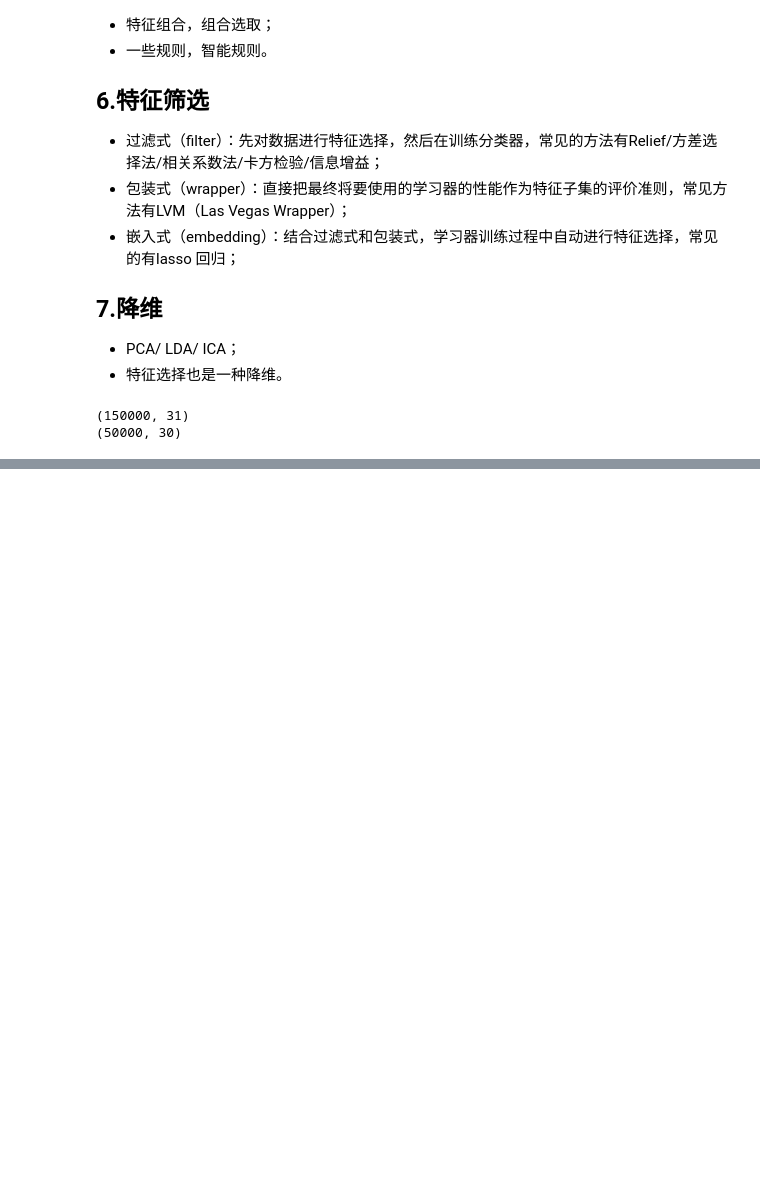
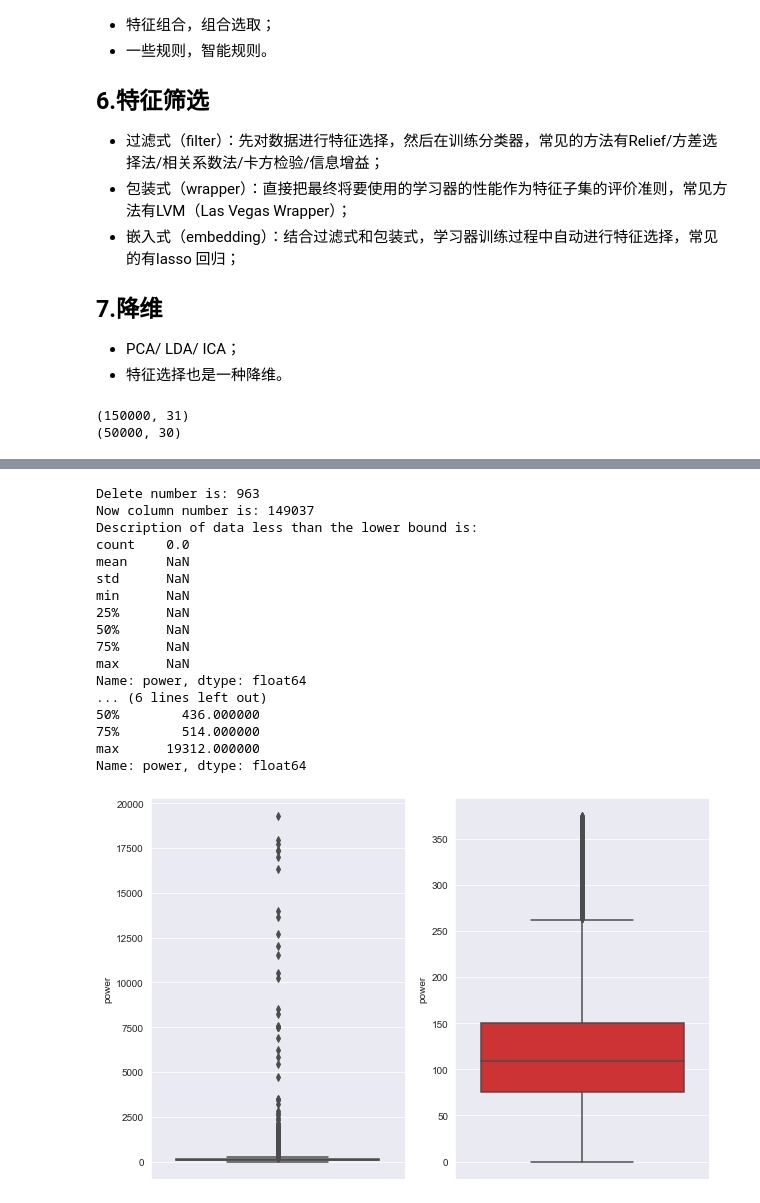
Before and after one commit to SihanWang-WHU/cars_deal_price_prediction, a Jupyter notebook: feature_analysis.ipynb, the cells around one changed output, grey strips where cells are left out. Cells and saved outputs as stored; diff of their text form; code cells hidden in the pictures; blank space fills up the shorter version.

```diff
--- a/feature_analysis.ipynb
+++ b/feature_analysis.ipynb
@@ -61,0 +72,67 @@ print(test.shape)
+# %%
+# 这里我包装了一个异常值处理的代码，可以随便调用。
+def outliers_proc(data, col_name, scale=3):
+    """
+    用于清洗异常值，默认用 box_plot（scale=3）进行清洗
+    :param data: 接收 pandas 数据格式
+    :param col_name: pandas 列名
+    :param scale: 尺度
+    :return:
+    """
+
+    def box_plot_outliers(data_ser, box_scale):
+        """
+        利用箱线图去除异常值
+        :param data_ser: 接收 pandas.Series 数据格式
+        :param box_scale: 箱线图尺度，
+        :return:
+        """
+        iqr = box_scale * (data_ser.quantile(0.75) - data_ser.quantile(0.25))
+        val_low = data_ser.quantile(0.25) - iqr
+        val_up = data_ser.quantile(0.75) + iqr
+        rule_low = (data_ser < val_low)
+        rule_up = (data_ser > val_up)
+        return (rule_low, rule_up), (val_low, val_up)
+
+    data_n = data.copy()
+    data_series = data_n[col_name]
+    rule, value = box_plot_outliers(data_series, box_scale=scale)
+    index = np.arange(data_series.shape[0])[rule[0] | rule[1]]
+    print("Delete number is: {}".format(len(index)))
+    data_n = data_n.drop(index)
+    data_n.reset_index(drop=True, inplace=True)
+    print("Now column number is: {}".format(data_n.shape[0]))
+    index_low = np.arange(data_series.shape[0])[rule[0]]
+    outliers = data_series.iloc[index_low]
+    print("Description of data less than the lower bound is:")
+    print(pd.Series(outliers).describe())
+    index_up = np.arange(data_series.shape[0])[rule[1]]
+    outliers = data_series.iloc[index_up]
+    print("Description of data larger than the upper bound is:")
+    print(pd.Series(outliers).describe())
+
+    fig, ax = plt.subplots(1, 2, figsize=(10, 7))
+    sns.boxplot(y=data[col_name], data=data, palette="Set1", ax=ax[0])
+    sns.boxplot(y=data_n[col_name], data=data_n, palette="Set1", ax=ax[1])
+    return data_n
+
+train = outliers_proc(train, 'power', scale=3)
+# %% [output]
+Delete number is: 963
+Now column number is: 149037
+Description of data less than the lower bound is:
+count    0.0
+mean     NaN
+std      NaN
+min      NaN
+25%      NaN
+50%      NaN
+75%      NaN
+max      NaN
+Name: power, dtype: float64
+... (6 lines left out)
+50%        436.000000
+75%        514.000000
+max      19312.000000
+Name: power, dtype: float64
+[figure, added]
```
Also changed, not shown: parts of 28 cells of this notebook, 3 other files.
